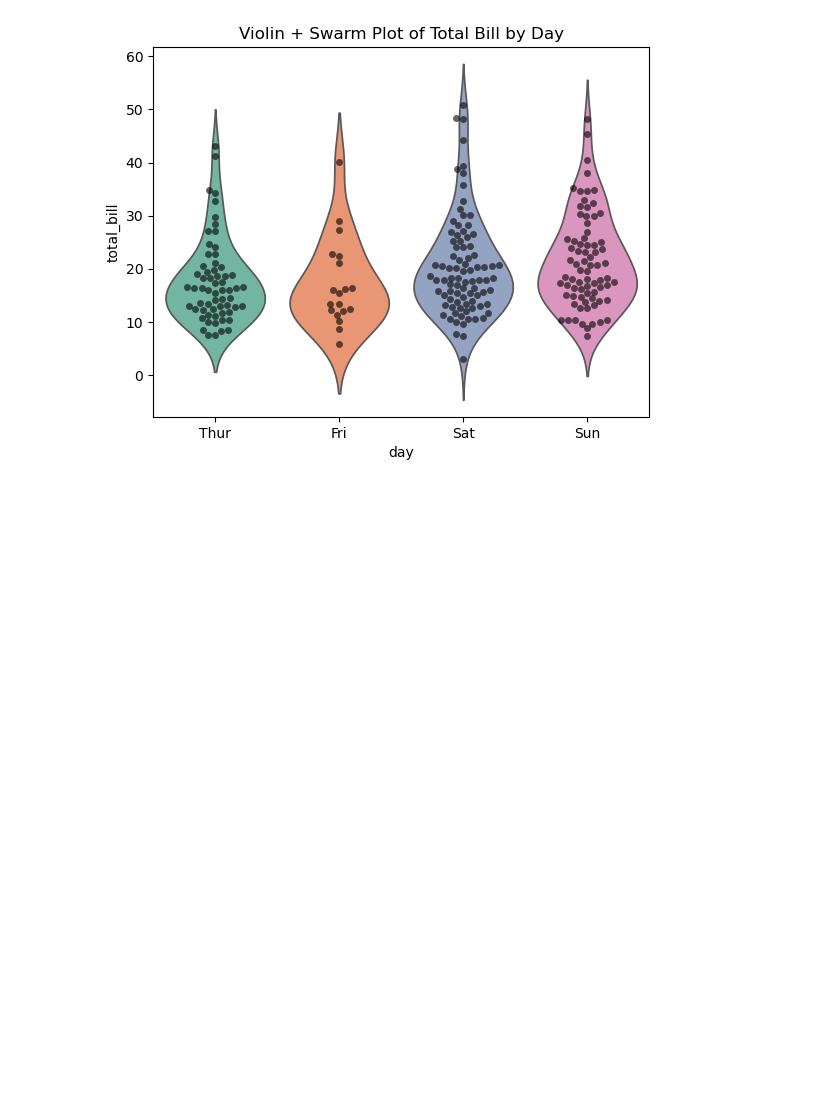
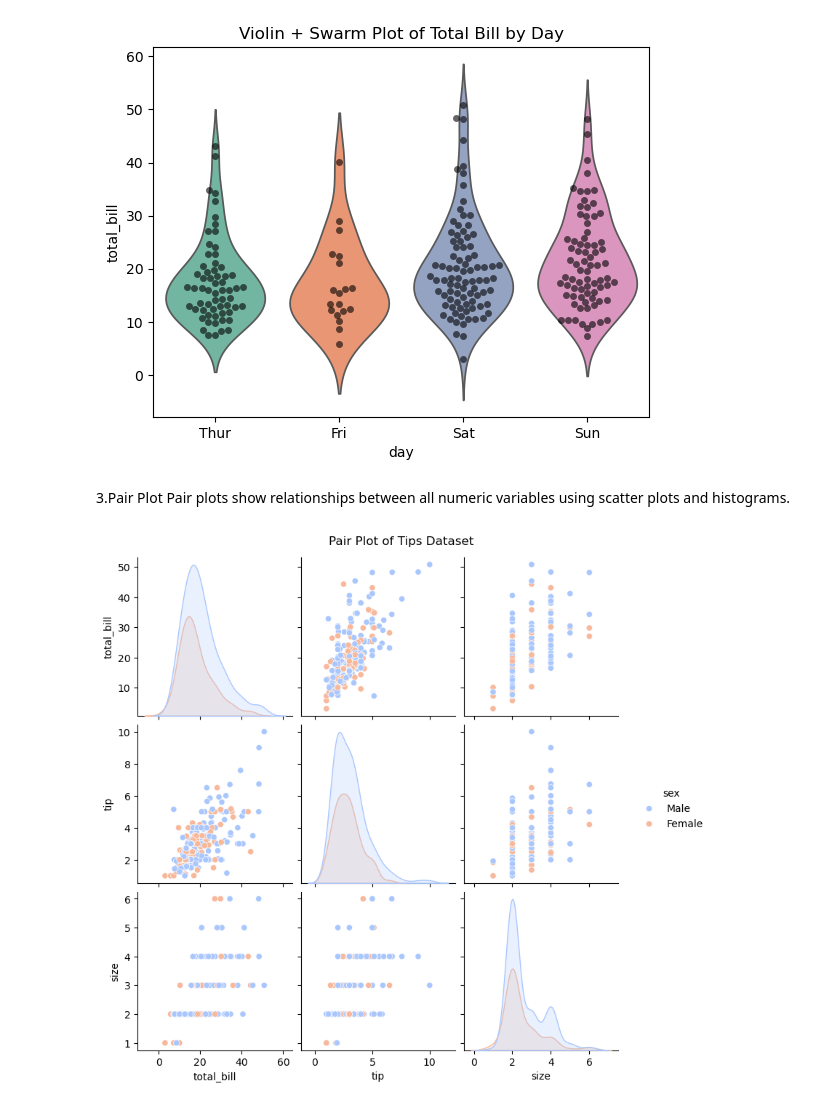
Before and after one commit to EesaYousuf/computer_vision, a Jupyter notebook: Statistical Data Visualization/Load Sample Dataset.ipynb, the cells around one changed output. Cells and saved outputs as stored; diff of their text form; code cells hidden in the pictures; blank space fills up the shorter version.

Commit message:
pair_plot

```diff
--- a/Statistical Data Visualization/Load Sample Dataset.ipynb
+++ b/Statistical Data Visualization/Load Sample Dataset.ipynb
@@ -43,3 +43,12 @@ Passing `palette` without assigning `hue` is deprecated and will be removed in v
 
   sns.violinplot(x='day', y='total_bill', data=df, inner=None, palette='Set2')
 [figure]
+# %% [markdown]
+3.Pair Plot
+Pair plots show relationships between all numeric variables using scatter plots and histograms.
+# %%
+sns.pairplot(df, hue='sex', palette='coolwarm')
+plt.suptitle('Pair Plot of Tips Dataset', y=1.02)
+plt.show()
+# %% [output]
+[figure, added]
```
